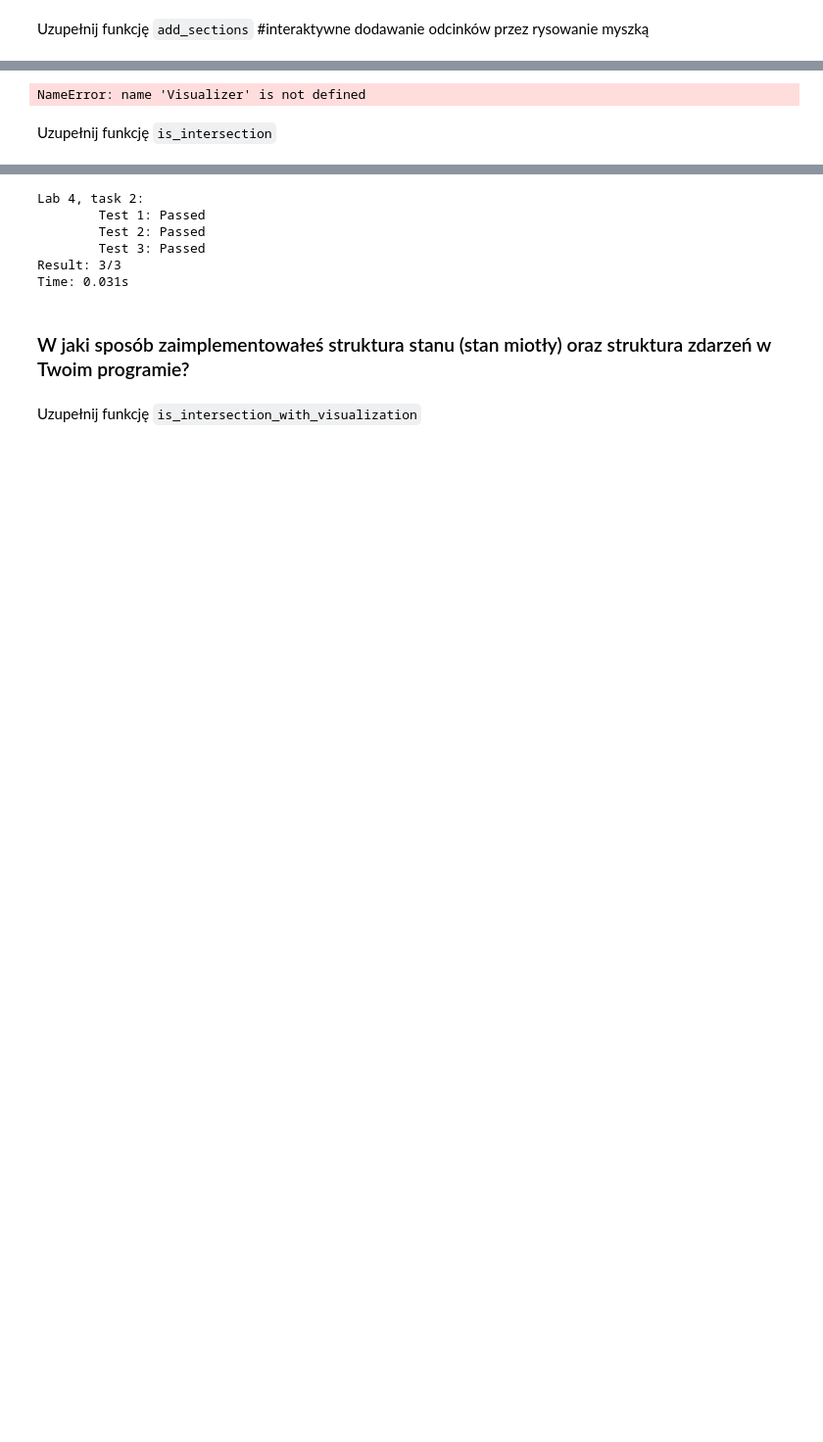
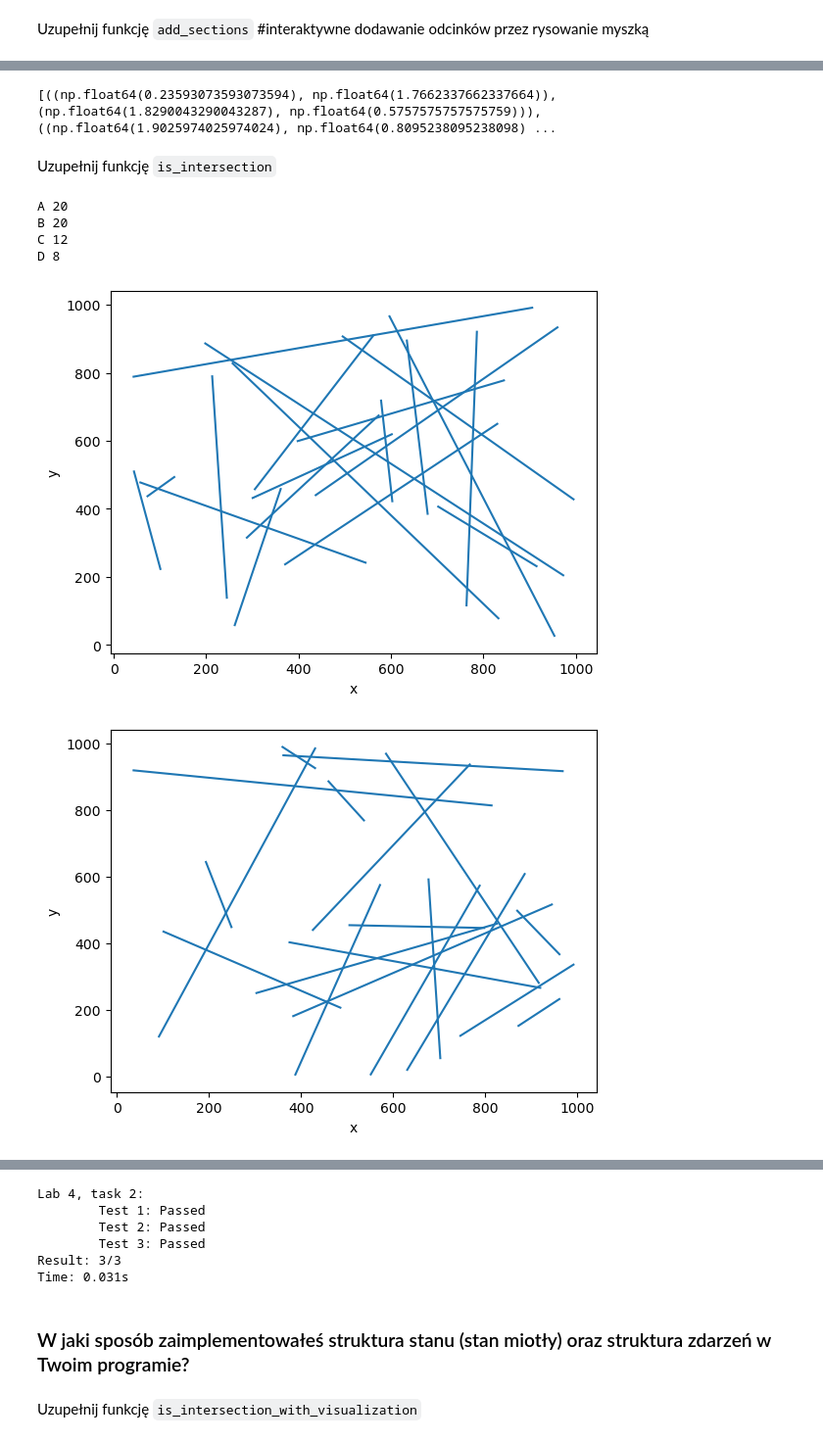
Before and after one commit to jacekloboda/geometric-algorithms, a Jupyter notebook: bitalg/lab4/main.ipynb, the cells around one changed output, grey strips where cells are left out. Shown: that part at 98% size. Cells and saved outputs as stored; diff of their text form; code cells hidden in the pictures; blank space fills up the shorter version.

````diff
--- a/bitalg/lab4/main.ipynb
+++ b/bitalg/lab4/main.ipynb
@@ -216,6 +225,7 @@ Error:
 %matplotlib inline
 # %%
 %matplotlib tk
+segments = builder.segments
 vis = Visualizer()
 vis.add_line_segment(segments, color="blue")
 vis.add_point([segments[i // 2][i % 2] for i in range(2 * len(segments))], color="red")
@@ -225,6 +235,6 @@ f = open("sections.txt", "w")
 f.write(str(segments))
 f.close()
 # %% [output]
-NameError: name 'Visualizer' is not defined
+[((np.float64(0.23593073593073594), np.float64(1.7662337662337664)), (np.float64(1.8290043290043287), np.float64(0.5757575757575759))), ((np.float64(1.9025974025974024), np.float64(0.8095238095238098) ...
 # %% [markdown]
 Uzupełnij funkcję ```is_intersection```
@@ -230,0 +253,13 @@
+# %%
+for i in range(len(zbiory)):
+    print(nazwy[i], len(zbiory[i]))
+    vis = Visualizer()
+    vis.add_line_segment(zbiory[i])
+    vis.show()
+# %% [output]
+A 20
+B 20
+C 12
+D 8
+[figure, added]
+[figure, added]
````
Also changed, not shown: parts of 14 cells of this notebook, 21 other files.
